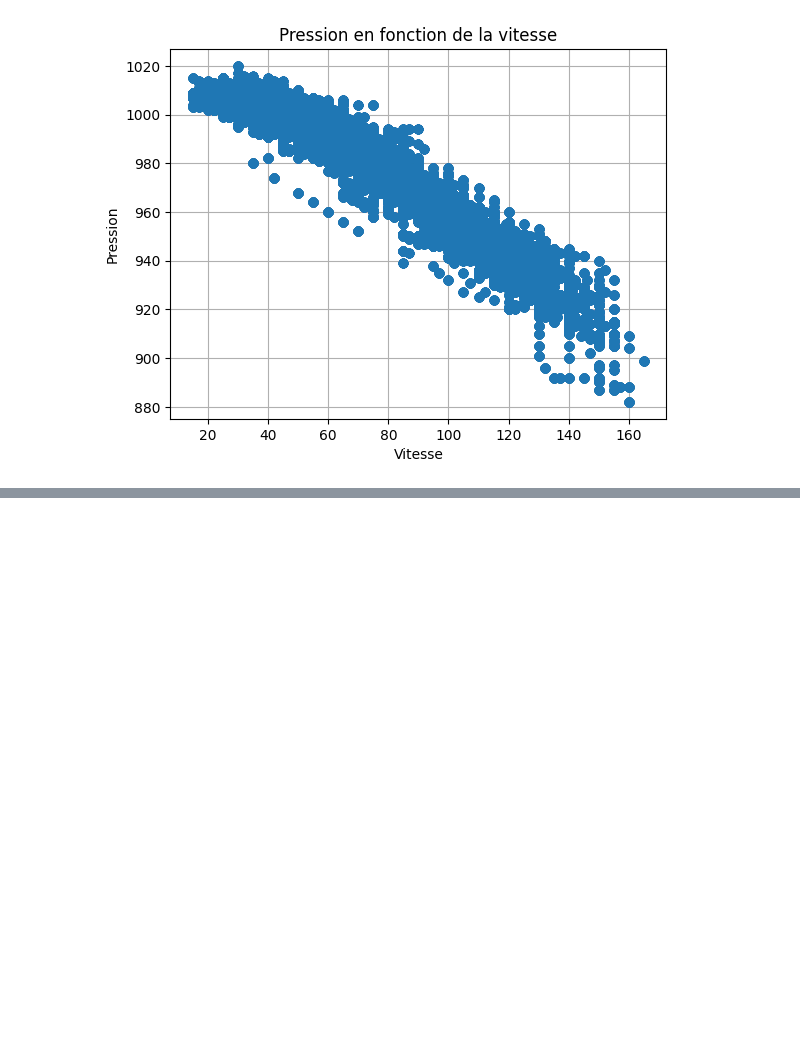
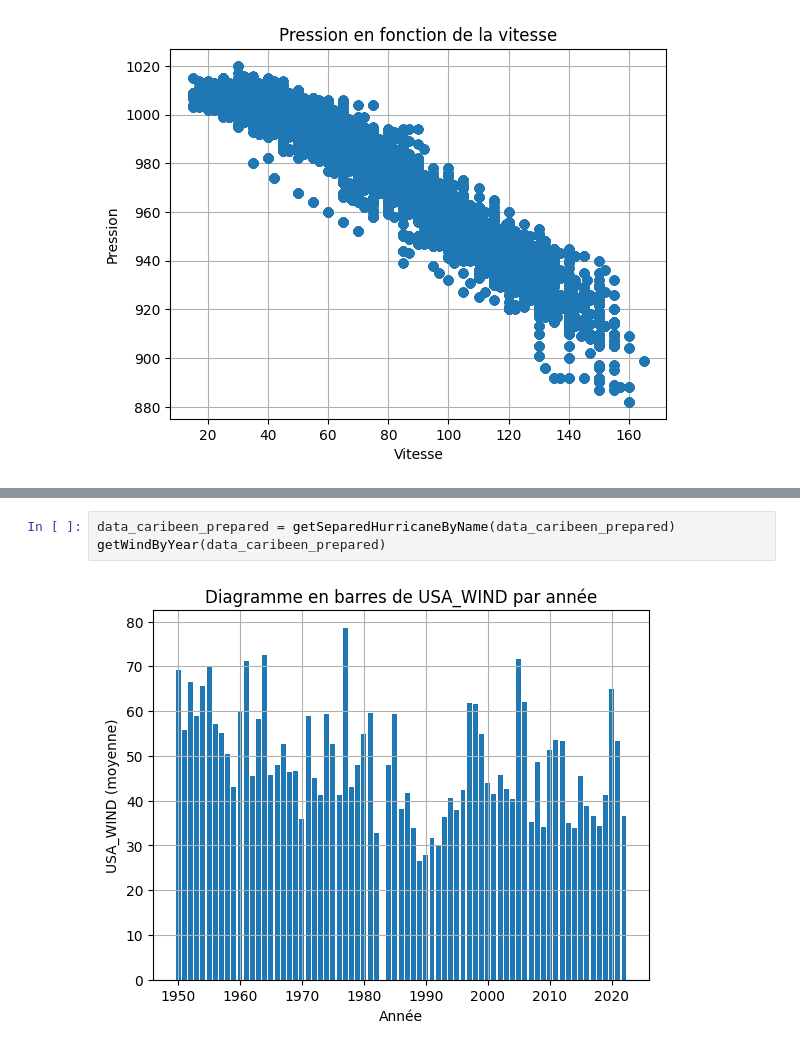
Before and after one commit to FWICSS/HurricaneProject, a Jupyter notebook: Expose.ipynb, the cells around one changed output, grey strips where cells are left out. Cells and saved outputs as stored; diff of their text form; blank space fills up the shorter version.

```diff
--- a/Expose.ipynb
+++ b/Expose.ipynb
@@ -184,0 +187,5 @@ getHistPressionVersusSpeed(data_caribeen_prepared)
+# %%
+data_caribeen_prepared = getSeparedHurricaneByName(data_caribeen_prepared)
+getWindByYear(data_caribeen_prepared)
+# %% [output]
+[figure, added]
```
Also changed, not shown: parts of 3 cells of this notebook, 2 other files.
